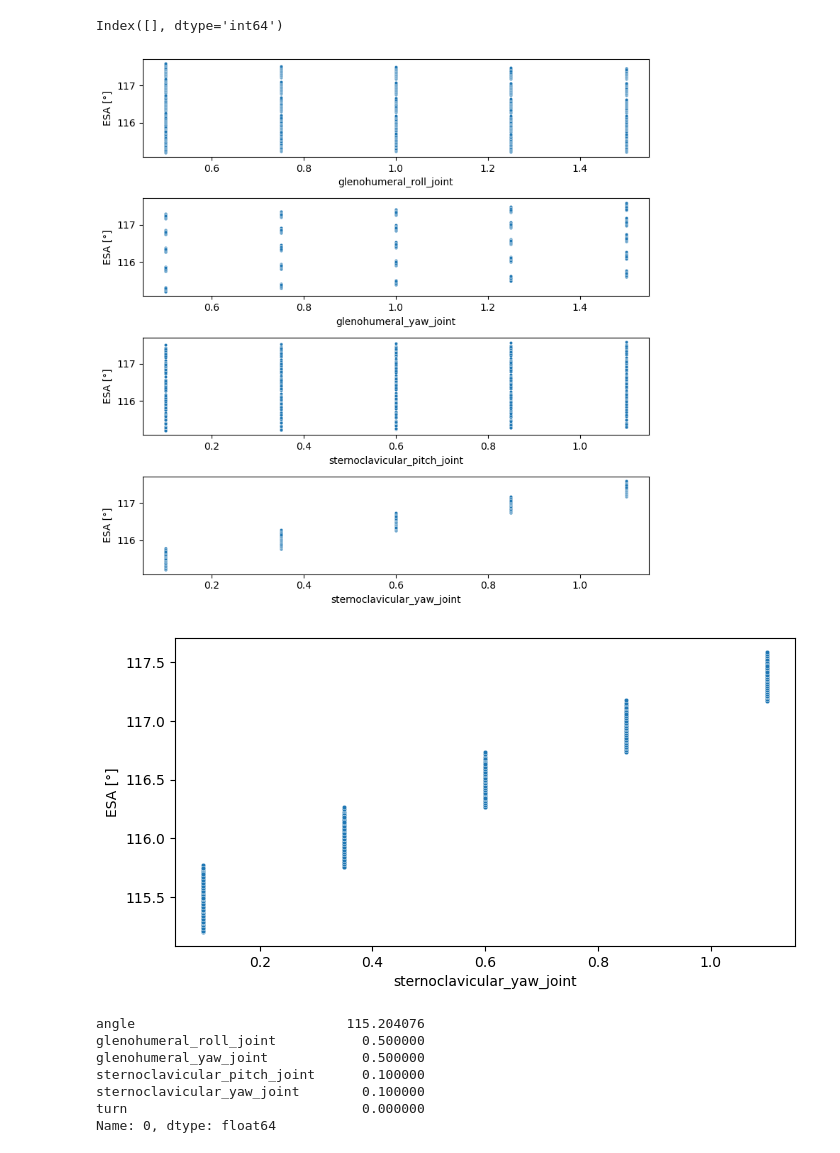
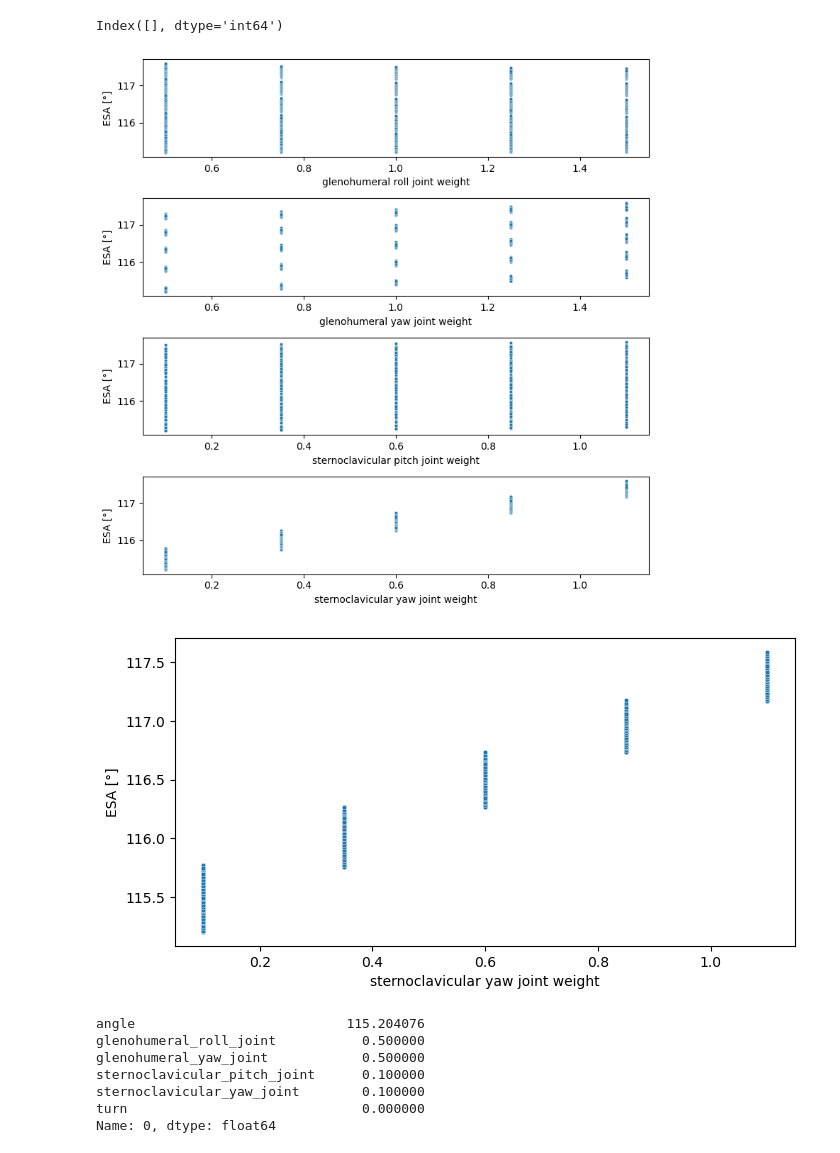
Before and after one commit to bj1110/Masterarbeit, a Jupyter notebook: eval/gridsearch_eval.ipynb, the cells around one changed output. Cells and saved outputs as stored; diff of their text form; code cells hidden in the pictures.

```diff
--- a/eval/gridsearch_eval.ipynb
+++ b/eval/gridsearch_eval.ipynb
@@ -201,32 +203,33 @@ Index([], dtype='int64')
 # %%
 fig, (ax1, ax2, ax3, ax4) = plt.subplots(4, 1, figsize=(8,8))
 
 sns.scatterplot(data=data1, x="glenohumeral_roll_joint", y="angle", ax=ax1, s=10)
-ax1.set_xlabel("glenohumeral_roll_joint")
+ax1.set_xlabel("glenohumeral roll joint weight")
 
 sns.scatterplot(data=data1, x="glenohumeral_yaw_joint", y="angle", ax=ax2, s=10)
-ax2.set_xlabel("glenohumeral_yaw_joint")
+ax2.set_xlabel("glenohumeral yaw joint weight")
 
 sns.scatterplot(data=data1, x="sternoclavicular_pitch_joint", y="angle", ax=ax3, s=10)
-ax3.set_xlabel("sternoclavicular_pitch_joint")
+ax3.set_xlabel("sternoclavicular pitch joint weight")
 
 sns.scatterplot(data=data1, x="sternoclavicular_yaw_joint", y="angle", ax=ax4, s=10)
-ax4.set_xlabel("sternoclavicular_yaw_joint")
+ax4.set_xlabel("sternoclavicular yaw joint weight")
 
 for ax in (ax1, ax2, ax3, ax4) :
     ax.set_ylabel("ESA [°]")
 
 plt.tight_layout()
 plt.show()
 # %% [output]
-[figure, old version]
+[figure, new version]
 # %%
 fig, ax = plt.subplots(1,1,figsize=(8,4))
 sns.scatterplot(data1, x="sternoclavicular_yaw_joint", y="angle", ax=ax, s=10)
+ax.set_xlabel("sternoclavicular yaw joint weight")
 plt.ylabel("ESA [°]")
 plt.show()
 # %% [output]
-[figure, old version]
+[figure, new version]
 # %%
 best = data1.loc[data1["angle"].idxmin()]
 print(best)
```
Also changed, not shown: parts of 2 cells of this notebook.
